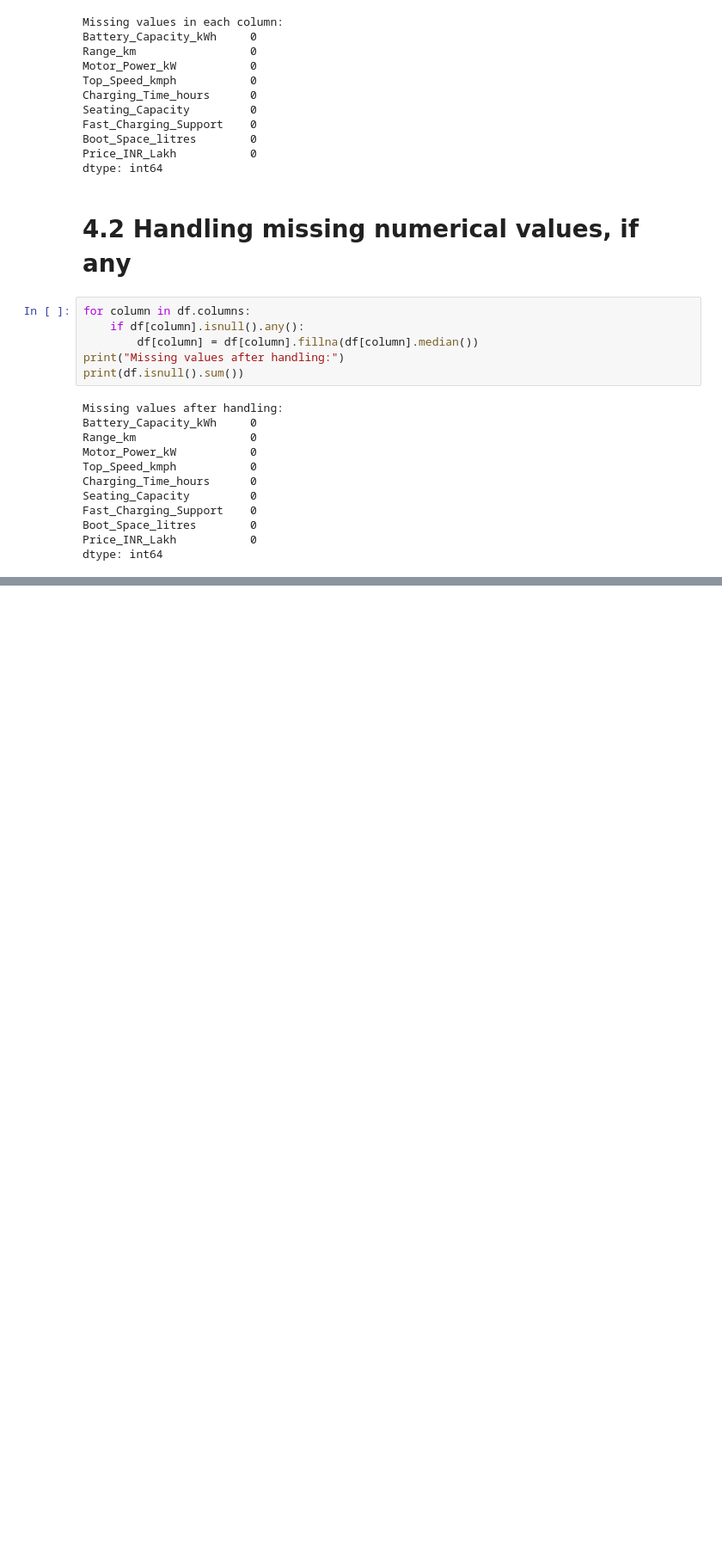
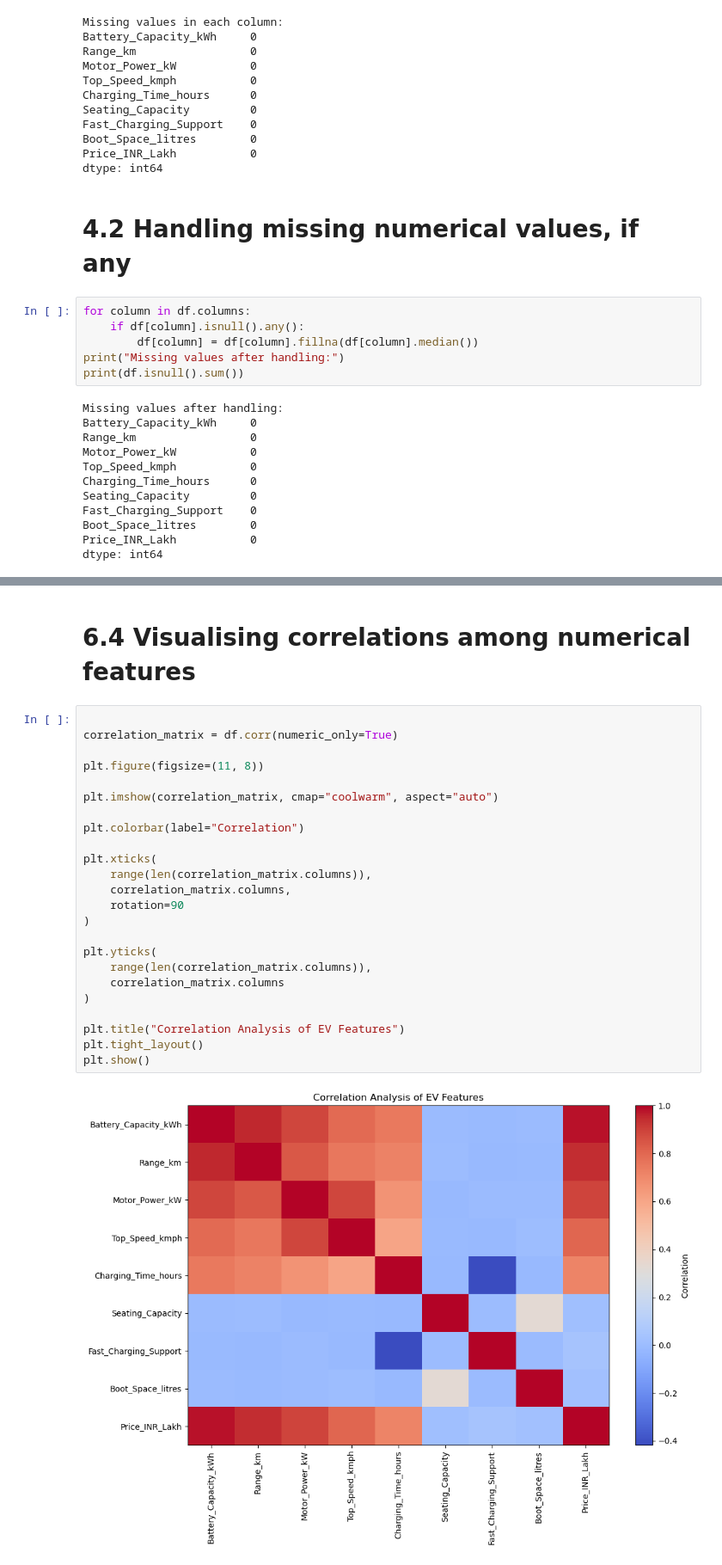
Before and after one commit to praveenya1374/ai-project-team-75, a Jupyter notebook: src/AI PROJECT MAIN CODE FILE.ipynb, the cells around one changed output, grey strips where cells are left out. Shown at 86% size. Drawn from its saved outputs; the diff is of its cells as text; blank space fills up the shorter version.

```diff
--- a/src/AI PROJECT MAIN CODE FILE.ipynb
+++ b/src/AI PROJECT MAIN CODE FILE.ipynb
@@ -128,0 +229,28 @@ dtype: int64
+# %% [markdown]
+# 6.4 Visualising correlations among numerical features
+# %%
+
+correlation_matrix = df.corr(numeric_only=True)
+
+plt.figure(figsize=(11, 8))
+
+plt.imshow(correlation_matrix, cmap="coolwarm", aspect="auto")
+
+plt.colorbar(label="Correlation")
+
+plt.xticks(
+    range(len(correlation_matrix.columns)),
+    correlation_matrix.columns,
+    rotation=90
+)
+
+plt.yticks(
+    range(len(correlation_matrix.columns)),
+    correlation_matrix.columns
+)
+
+plt.title("Correlation Analysis of EV Features")
+plt.tight_layout()
+plt.show()
+# %% [output]
+[figure, added]
```
Also changed, not shown: parts of 11 cells of this notebook.
